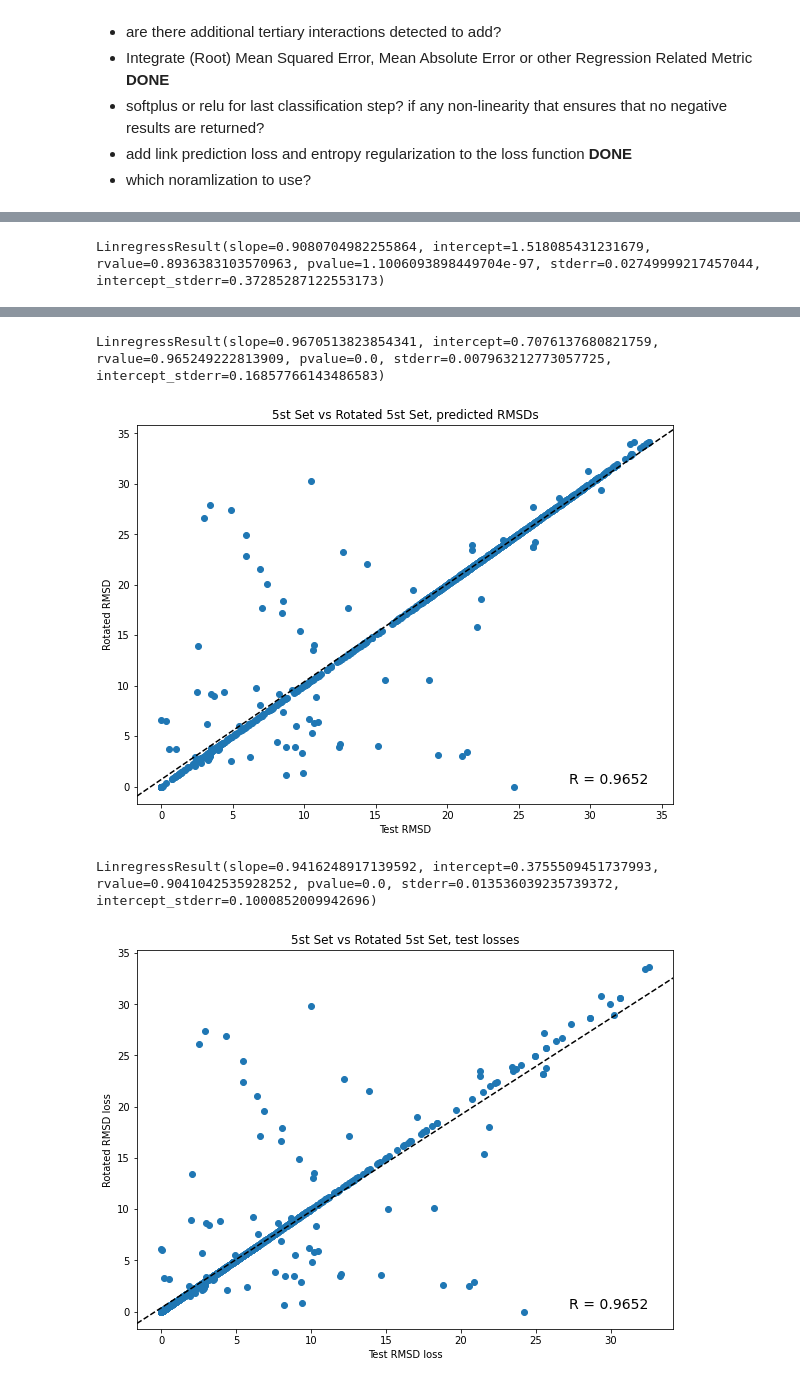
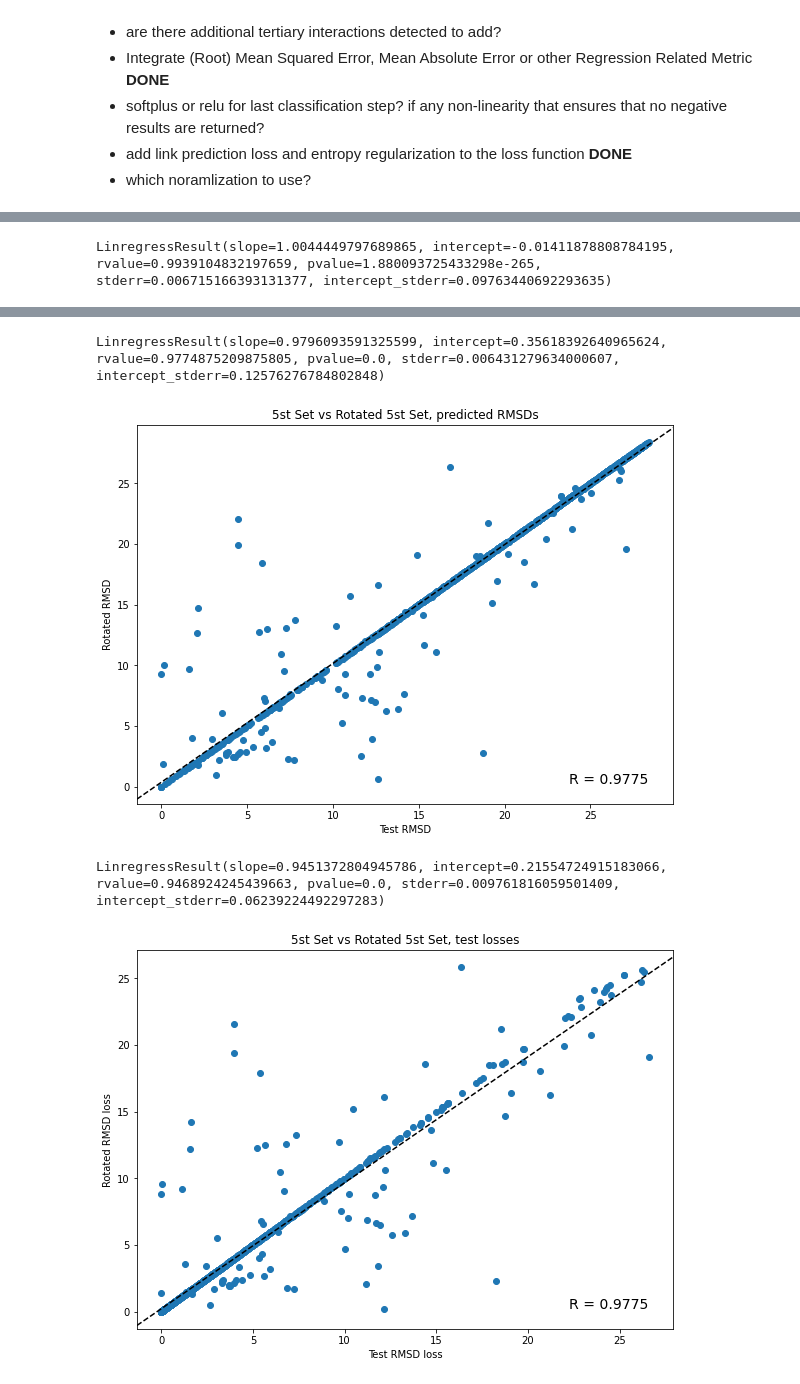
Before and after one commit to milang9/3d_classifier, a Jupyter notebook: 3d_classifier_PyG_pool.ipynb, the cells around one changed output, grey strips where cells are left out. Cells and saved outputs as stored; diff of their text form; code cells hidden in the pictures.

```diff
--- a/3d_classifier_PyG_pool.ipynb
+++ b/3d_classifier_PyG_pool.ipynb
@@ -154,7 +171,7 @@ from pyg_classifier.utility import get_energy_dict, rmsd_scatter, e_rmsd_scatter
 
 if "model" not in globals():
     num_node_feats = training_dataset.num_node_features
-    model = Diff_CG_Classifier(num_node_feats).to(device)
+    model = DMoN_CG_Classifier(num_node_feats).to(device)
 
 train_loader = DenseDataLoader(training_dataset, batch_size=1)
 val_loader = DenseDataLoader(val_dataset, batch_size=1)
@@ -162,7 +179,7 @@ test_dataloader = DenseDataLoader(test_dataset, batch_size=1)
 st_test_dataloader = DenseDataLoader(st_test_dataset, batch_size=1)
 
 model.to(device)
-model.load_state_dict(th.load("pyg_diff_model_data/model_epoch877.pth"))
+model.load_state_dict(th.load("pyg_model_data/2022-04-29_15-25_DMoN_CG_Classifier/model_data/epoch_4310.pth"))
 
 energy_l = []
 true_rmsd_l = []
@@ -249,7 +266,7 @@ def rot_eval(dataloader, rot_dataloader):
             model.eval()
             for test_graph in loader:
                 test_graph = test_graph.to(device)
-                test_pred, _, _ = model(test_graph)
+                test_pred, _ = model(test_graph)
                 test_loss = F.smooth_l1_loss(test_pred, test_graph.y).item()
 
                 if test_graph.name[0] not in pred_dir.keys():
@@ -311 +328 @@ LinregressResult(slope=0.9312572605528491, intercept=1.7384231026290227, rvalue=
-LinregressResult(slope=0.9080704982255864, intercept=1.518085431231679, rvalue=0.8936383103570963, pvalue=1.1006093898449704e-97, stderr=0.02749999217457044, intercept_stderr=0.37285287122553173)
+LinregressResult(slope=1.0044449797689865, intercept=-0.01411878808784195, rvalue=0.9939104832197659, pvalue=1.880093725433298e-265, stderr=0.006715166393131377, intercept_stderr=0.09763440692293635)
@@ -313,4 +330,4 @@ LinregressResult(slope=0.9080704982255864, intercept=1.518085431231679, rvalue=0
-LinregressResult(slope=0.9670513823854341, intercept=0.7076137680821759, rvalue=0.965249222813909, pvalue=0.0, stderr=0.007963212773057725, intercept_stderr=0.16857766143486583)
+LinregressResult(slope=0.9796093591325599, intercept=0.35618392640965624, rvalue=0.9774875209875805, pvalue=0.0, stderr=0.006431279634000607, intercept_stderr=0.12576276784802848)
-[figure, old version]
+[figure, new version]
-LinregressResult(slope=0.9416248917139592, intercept=0.3755509451737993, rvalue=0.9041042535928252, pvalue=0.0, stderr=0.013536039235739372, intercept_stderr=0.1000852009942696)
+LinregressResult(slope=0.9451372804945786, intercept=0.21554724915183066, rvalue=0.9468924245439663, pvalue=0.0, stderr=0.009761816059501409, intercept_stderr=0.06239224492297283)
-[figure, old version]
+[figure, new version]
```
Also changed, not shown: parts of 6 cells of this notebook, 39 other files.
